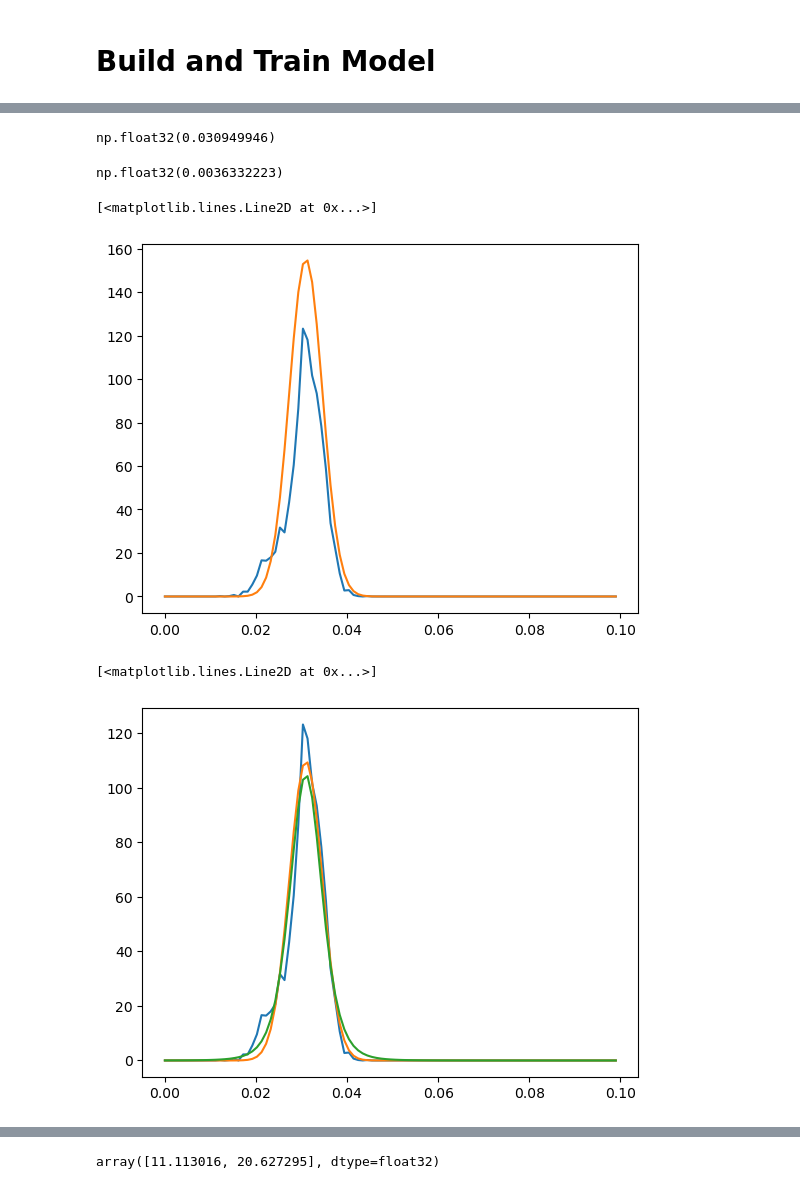
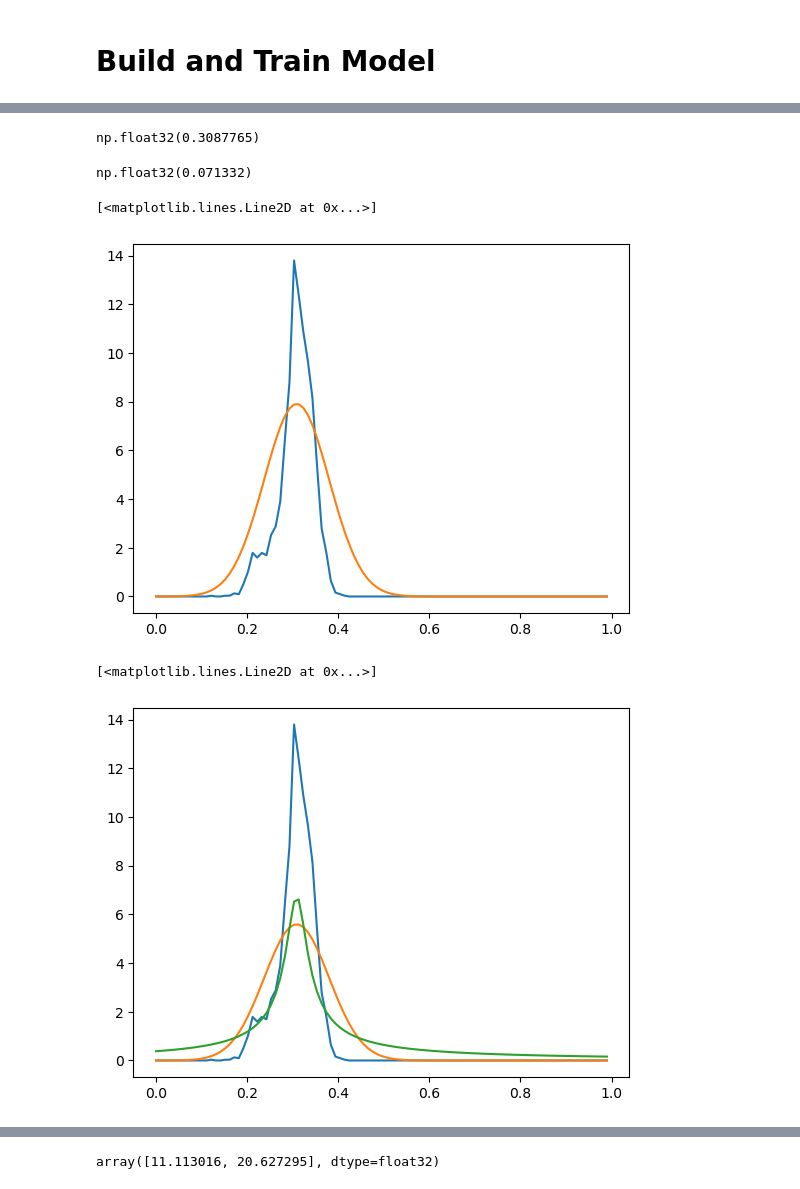
Before and after one commit to NCAR/aerosol-scattering, a Jupyter notebook: scripts/casper/TrainEvidentialNN.ipynb, the cells around one changed output, grey strips where cells are left out. Drawn from its saved outputs; the diff is of its cells as text; code cells hidden in the pictures.

```diff
--- a/scripts/casper/TrainEvidentialNN.ipynb
+++ b/scripts/casper/TrainEvidentialNN.ipynb
@@ -208,8 +208,9 @@ mean_loss_reg_lst = []
 std_loss_reg_lst = []
 reg_lst = []
 # %%
-layer_lst = [16,32,64]
+# layer_lst = [16,32,64]
 # layer_lst = [512,512,512]# [512,512,]
+layer_lst = [512, 1024, 1024, 512]
 output_bias_channel_cnt = 0 # 0 - variance only estimation, 1 - employ constant mean offset
 
 # note the factor of 2 on output for evidential output
@@ -368,6 +373,6 @@ x_train.shape
 # %%
-# idx = 1834
-idx = np.random.rand()*
+idx = 1834
+# idx = np.random.rand()*
 sim_idx = np.where(np.prod(np.abs(x_train - x_train[idx,:].reshape(1,-1)) < 0.01,axis=1))
 r_sim = out_label[:,1][sim_idx]
 n_sim = out_label[:,0][sim_idx]
@@ -381,40 +386,40 @@ plt.pcolormesh(h_part[1],h_part[2],h_part[0].T)
 # %%
 mean_valid[idx,1]
 # %% [output]
-np.float32(0.030949946)
+np.float32(0.3087765)
 # %%
 std_e_valid[idx,1]
 # %% [output]
-np.float32(0.0036332223)
+np.float32(0.071332)
 # %%
 
 mean_valid[idx,1]
 std_e_valid[idx,1]
-h_part = np.histogram(r_sim,bins=np.linspace(0,0.1,100))
+h_part = np.histogram(r_sim,bins=np.linspace(0,1,100))
 plt.figure()
 plt.plot(h_part[1][:-1],h_part[0]/np.trapz(h_part[0],h_part[1][:-1]))
 # plt.plot(h_part[1][:-1],h_part[0]/np.sum(h_part[0]))
 plt.plot(h_part[1][:-1],1/np.sqrt(np.pi*std_e_valid[idx,1]**2) * np.exp(-(h_part[1][:-1]-mean_valid[idx,1])**2/(2*std_e_valid[idx,1]**2)))
 # %% [output]
 [<matplotlib.lines.Line2D at 0x...>]
-[figure, old version]
+[figure, new version]
 # %%
-h_part = np.histogram(r_sim,bins=np.linspace(0,0.1,100))
+h_part = np.histogram(r_sim,bins=np.linspace(0,1,100))
 
 x = h_part[1][:-1]
 t_ax = (x - mean_valid[idx,1])/std_e_valid[idx,1]
 nu = np.exp(log_v[idx,1])
 t_distr = gamma((nu+1)/2)/(np.pi*nu)/gamma(nu/2) * (1 + t_ax**2/nu)**(-(nu+1)/2)
 
 norm_distr = 1/np.sqrt(np.pi*std_e_valid[idx,1]**2) * np.exp(-(x-mean_valid[idx,1])**2/(2*std_e_valid[idx,1]**2))
 
 plt.figure()
 plt.plot(h_part[1][:-1],h_part[0]/np.trapezoid(h_part[0],h_part[1][:-1]))
 plt.plot(h_part[1][:-1],norm_distr/np.trapezoid(norm_distr,x))
 plt.plot(h_part[1][:-1],t_distr/np.trapezoid(t_distr,x))
 # %% [output]
 [<matplotlib.lines.Line2D at 0x...>]
-[figure, old version]
+[figure, new version]
 # %%
 h_part = np.histogram(n_sim,bins=np.linspace(0,1,100))
 
```
Also changed, not shown: parts of 8 cells of this notebook.
